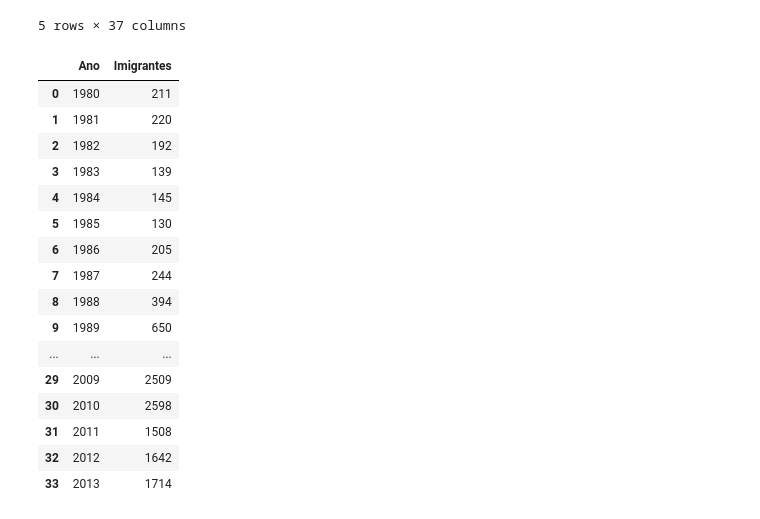
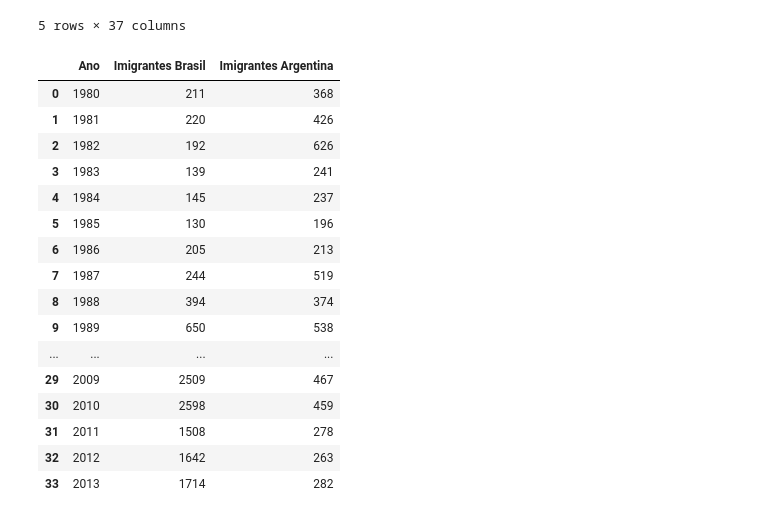
Before and after one commit to joaopfs97/data_science_exploring_data, a Jupyter notebook: data_visualization.ipynb, the cells around one changed output. Drawn from its saved outputs; the diff is of its cells as text; code cells hidden in the pictures.

```diff
--- a/data_visualization.ipynb
+++ b/data_visualization.ipynb
@@ -49,25 +48,26 @@ brasil = data.loc['Brasil']
-# %%
-brasil_dataframe = pd.DataFrame(brasil[2:])
-brasil_dataframe.reset_index(inplace=True)
-brasil_dataframe.columns = ['Ano', 'Imigrantes']
-brasil_dataframe.drop(34, inplace=True)
-brasil_dataframe
-# %% [output]
-|  | Ano | Imigrantes |
-| 0 | 1980 | 211 |
-| 1 | 1981 | 220 |
-| 2 | 1982 | 192 |
-| 3 | 1983 | 139 |
-| 4 | 1984 | 145 |
-| 5 | 1985 | 130 |
-| 6 | 1986 | 205 |
-| 7 | 1987 | 244 |
-| 8 | 1988 | 394 |
-| 9 | 1989 | 650 |
-| ... | ... | ... |
-| 29 | 2009 | 2509 |
-| 30 | 2010 | 2598 |
-| 31 | 2011 | 1508 |
-| 32 | 2012 | 1642 |
-| 33 | 2013 | 1714 |
+# %%
+# Manipulando os dados para pegar somente dados de Brasil e Argentina
+paises = data.loc[['Brasil','Argentina'], ~data.columns.isin(['Continente','Região','Total'])]
+paises = paises.transpose()
+paises.reset_index(inplace=True)
+paises.columns = ['Ano','Imigrantes Brasil','Imigrantes Argentina']
+paises
+# %% [output]
+|  | Ano | Imigrantes Brasil | Imigrantes Argentina |
+| 0 | 1980 | 211 | 368 |
+| 1 | 1981 | 220 | 426 |
+| 2 | 1982 | 192 | 626 |
+| 3 | 1983 | 139 | 241 |
+| 4 | 1984 | 145 | 237 |
+| 5 | 1985 | 130 | 196 |
+| 6 | 1986 | 205 | 213 |
+| 7 | 1987 | 244 | 519 |
+| 8 | 1988 | 394 | 374 |
+| 9 | 1989 | 650 | 538 |
+| ... | ... | ... | ... |
+| 29 | 2009 | 2509 | 467 |
+| 30 | 2010 | 2598 | 459 |
+| 31 | 2011 | 1508 | 278 |
+| 32 | 2012 | 1642 | 263 |
+| 33 | 2013 | 1714 | 282 |
 # %%
```
Also changed, not shown: parts of 3 cells of this notebook.
